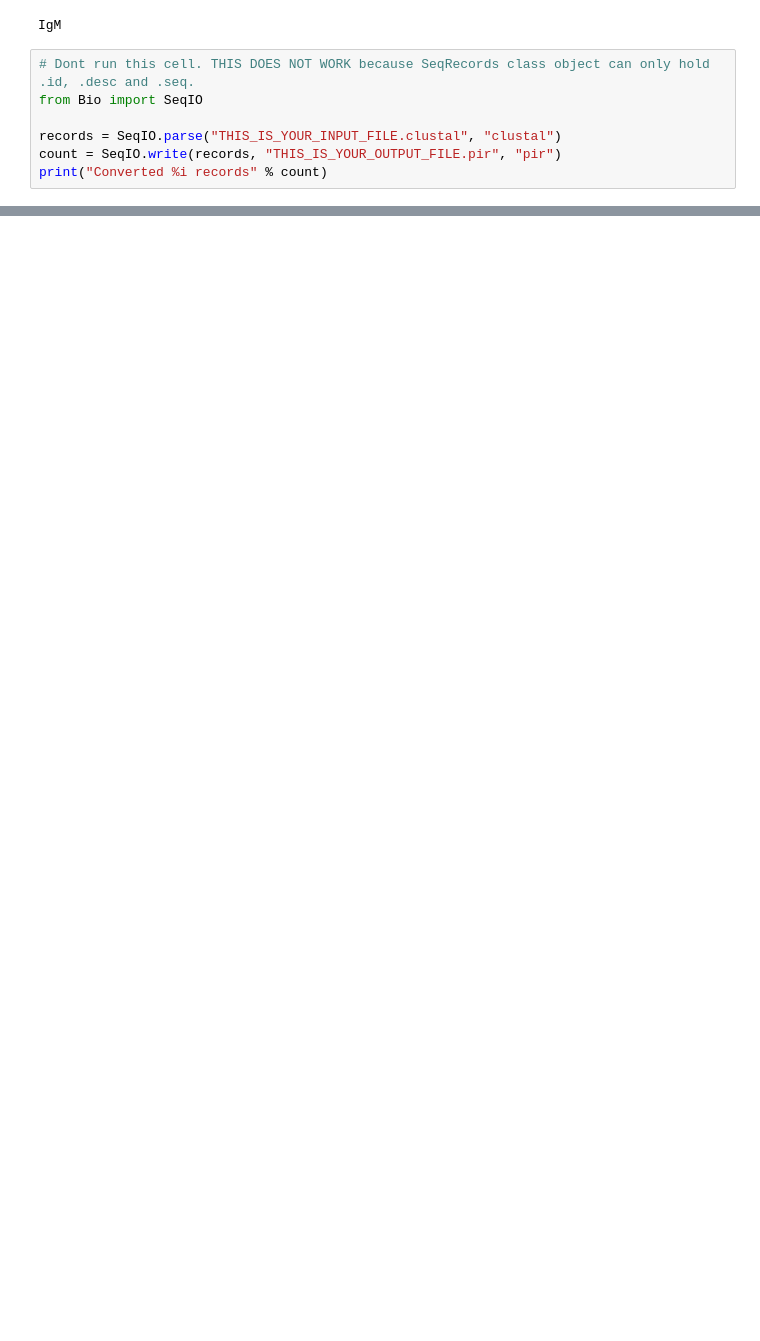
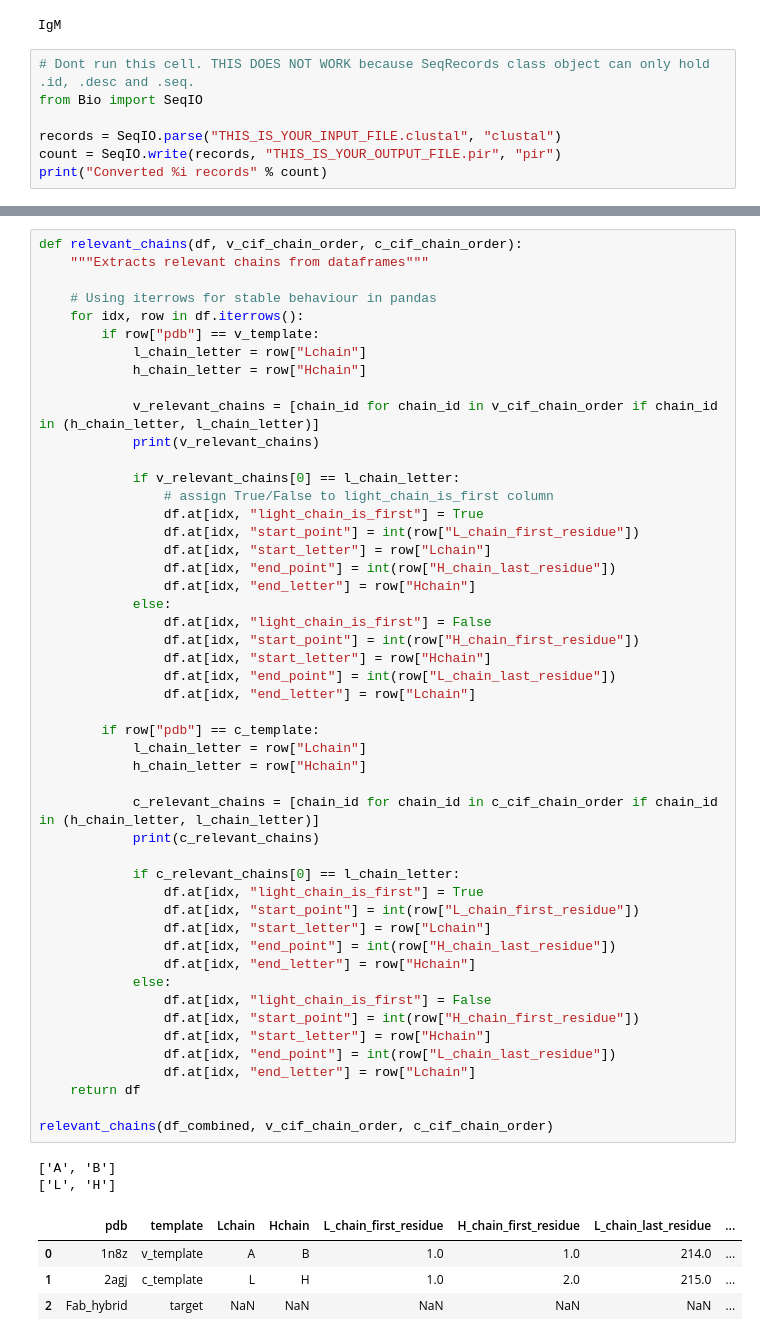
Before and after one commit to lewhay03/Antibody-Constant-Region-Modelling-Pipeline, a Jupyter notebook: Scripts/antibody_modelling_pipeline_jupyter_draft.ipynb, the cells around one changed output, grey strips where cells are left out. Cells and saved outputs as stored; diff of their text form; blank space fills up the shorter version.

```diff
--- a/Scripts/antibody_modelling_pipeline_jupyter_draft.ipynb
+++ b/Scripts/antibody_modelling_pipeline_jupyter_draft.ipynb
@@ -493,0 +567,56 @@ AlignIO.convert(MSA_heavy_filepath, "clustal", "alignment_IgA1_heavy_alignIO_con
+# %%
+def relevant_chains(df, v_cif_chain_order, c_cif_chain_order):
+    """Extracts relevant chains from dataframes"""
+
+    # Using iterrows for stable behaviour in pandas
+    for idx, row in df.iterrows():
+        if row["pdb"] == v_template:
+            l_chain_letter = row["Lchain"]
+            h_chain_letter = row["Hchain"]
+
+            v_relevant_chains = [chain_id for chain_id in v_cif_chain_order if chain_id in (h_chain_letter, l_chain_letter)]
+            print(v_relevant_chains)
+
+            if v_relevant_chains[0] == l_chain_letter:
+                # assign True/False to light_chain_is_first column
+                df.at[idx, "light_chain_is_first"] = True
+                df.at[idx, "start_point"] = int(row["L_chain_first_residue"])
+                df.at[idx, "start_letter"] = row["Lchain"]
+                df.at[idx, "end_point"] = int(row["H_chain_last_residue"])
+                df.at[idx, "end_letter"] = row["Hchain"]
+            else:
+                df.at[idx, "light_chain_is_first"] = False
+                df.at[idx, "start_point"] = int(row["H_chain_first_residue"])
+                df.at[idx, "start_letter"] = row["Hchain"]
+                df.at[idx, "end_point"] = int(row["L_chain_last_residue"])
+                df.at[idx, "end_letter"] = row["Lchain"]
+
+        if row["pdb"] == c_template:
+            l_chain_letter = row["Lchain"]
+            h_chain_letter = row["Hchain"]
+
+            c_relevant_chains = [chain_id for chain_id in c_cif_chain_order if chain_id in (h_chain_letter, l_chain_letter)]
+            print(c_relevant_chains)
+
+            if c_relevant_chains[0] == l_chain_letter:
+                df.at[idx, "light_chain_is_first"] = True
+                df.at[idx, "start_point"] = int(row["L_chain_first_residue"])
+                df.at[idx, "start_letter"] = row["Lchain"]
+                df.at[idx, "end_point"] = int(row["H_chain_last_residue"])
+                df.at[idx, "end_letter"] = row["Hchain"]
+            else:
+                df.at[idx, "light_chain_is_first"] = False
+                df.at[idx, "start_point"] = int(row["H_chain_first_residue"])
+                df.at[idx, "start_letter"] = row["Hchain"]
+                df.at[idx, "end_point"] = int(row["L_chain_last_residue"])
+                df.at[idx, "end_letter"] = row["Lchain"]
+    return df
+
+relevant_chains(df_combined, v_cif_chain_order, c_cif_chain_order)
+# %% [output]
+['A', 'B']
+['L', 'H']
+|  | pdb | template | Lchain | Hchain | L_chain_first_residue | H_chain_first_residue | L_chain_last_residue | ... |
+| 0 | 1n8z | v_template | A | B | 1.0 | 1.0 | 214.0 | ... |
+| 1 | 2agj | c_template | L | H | 1.0 | 2.0 | 215.0 | ... |
+| 2 | Fab_hybrid | target | NaN | NaN | NaN | NaN | NaN | ... |
```
Also changed, not shown: parts of 19 cells of this notebook, 2 other files.
